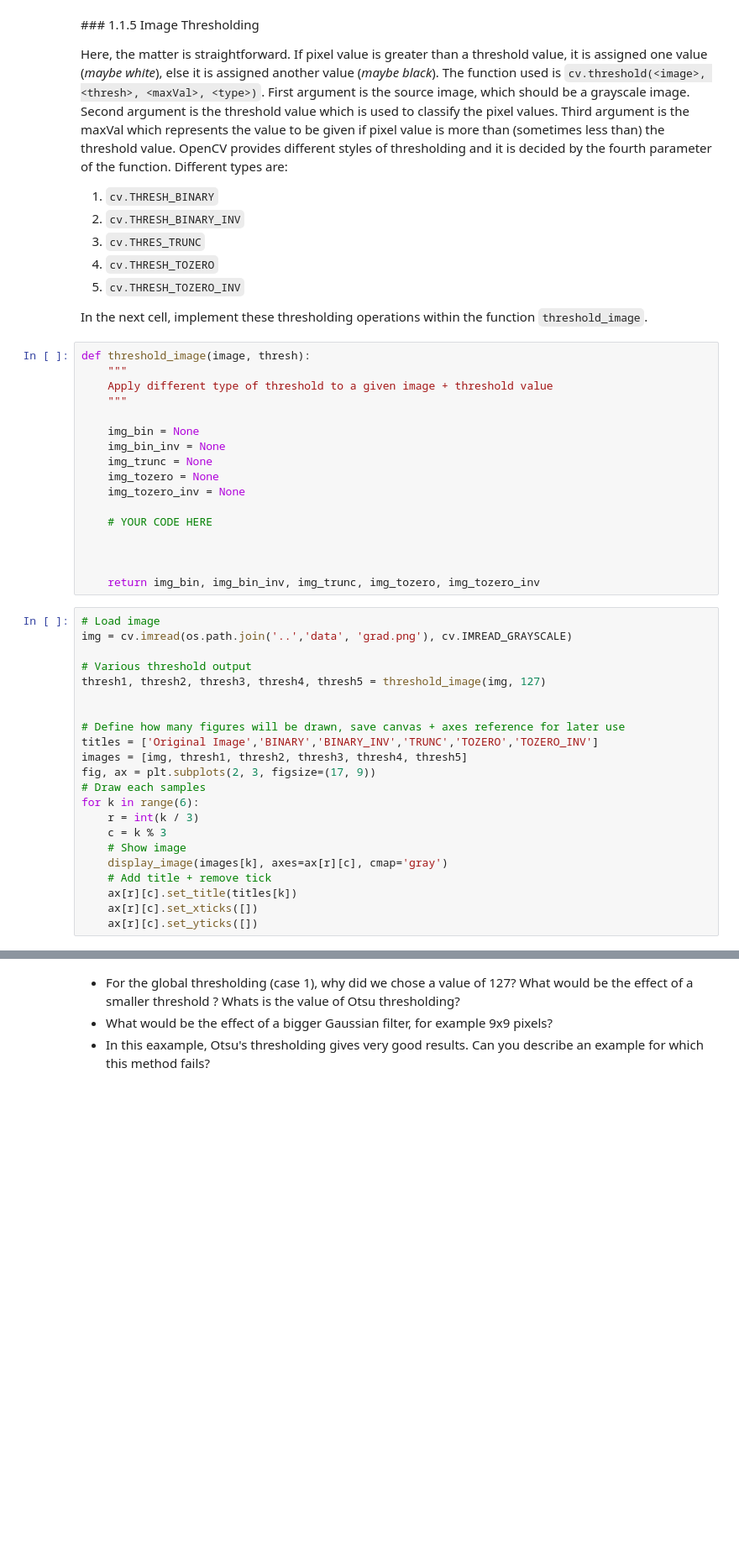
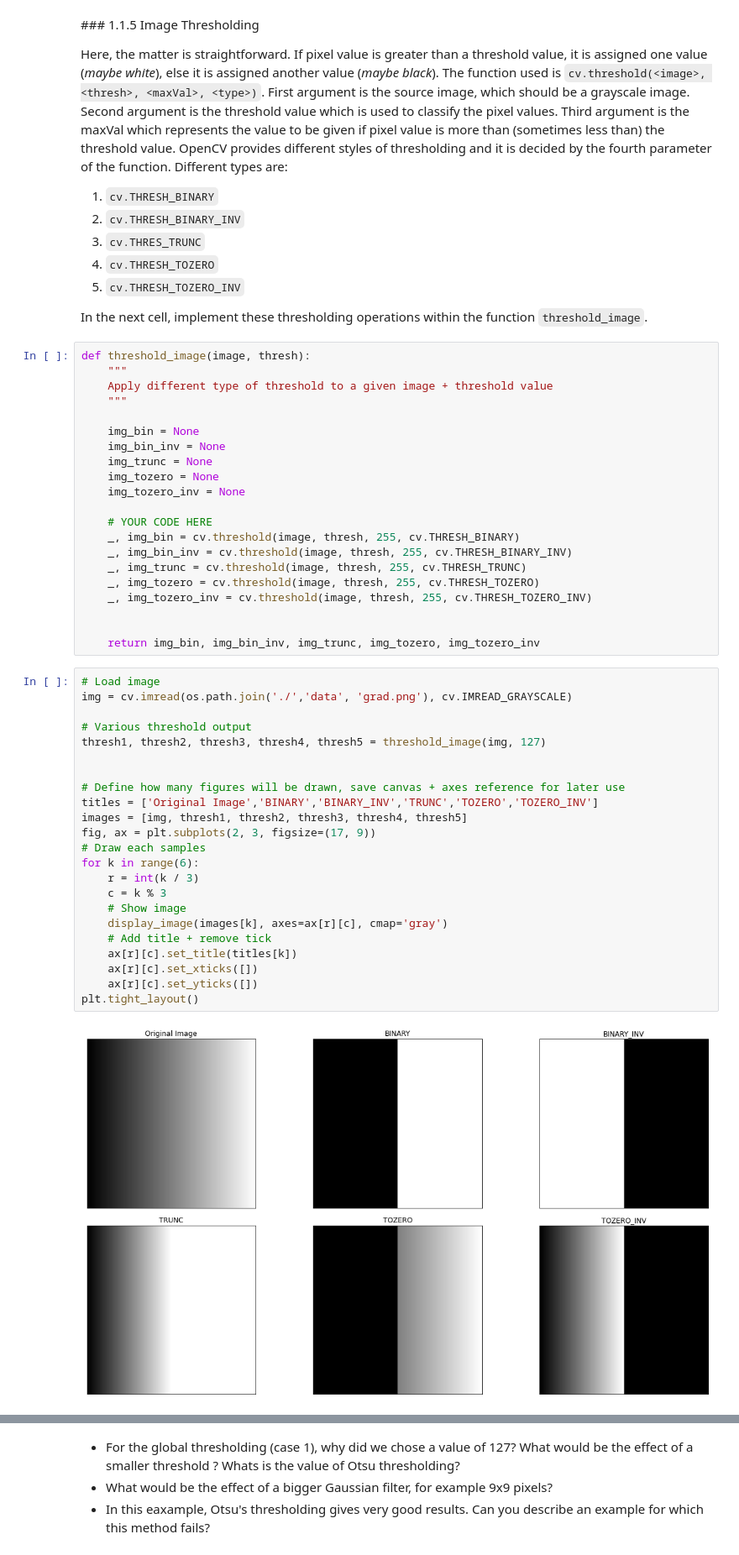
Before and after one commit to sjeanfavre/EPFL_MA4, a Jupyter notebook: Lab IAPR/Lab1/01_introduction_image_processing.ipynb, the cells around one changed output, grey strips where cells are left out. Shown at 84% size. Cells and saved outputs as stored; diff of their text form; blank space fills up the shorter version.

```diff
--- a/Lab IAPR/Lab1/01_introduction_image_processing.ipynb
+++ b/Lab IAPR/Lab1/01_introduction_image_processing.ipynb
@@ -375,30 +375,37 @@ def threshold_image(image, thresh):
     img_tozero_inv = None
 
     # YOUR CODE HERE
-
+    _, img_bin = cv.threshold(image, thresh, 255, cv.THRESH_BINARY)
+    _, img_bin_inv = cv.threshold(image, thresh, 255, cv.THRESH_BINARY_INV)
+    _, img_trunc = cv.threshold(image, thresh, 255, cv.THRESH_TRUNC)
+    _, img_tozero = cv.threshold(image, thresh, 255, cv.THRESH_TOZERO)
+    _, img_tozero_inv = cv.threshold(image, thresh, 255, cv.THRESH_TOZERO_INV)
 
 
     return img_bin, img_bin_inv, img_trunc, img_tozero, img_tozero_inv
 # %%
 # Load image
-img = cv.imread(os.path.join('..','data', 'grad.png'), cv.IMREAD_GRAYSCALE)
+img = cv.imread(os.path.join('./','data', 'grad.png'), cv.IMREAD_GRAYSCALE)
 
 # Various threshold output
 thresh1, thresh2, thresh3, thresh4, thresh5 = threshold_image(img, 127)
 
 
 # Define how many figures will be drawn, save canvas + axes reference for later use
 titles = ['Original Image','BINARY','BINARY_INV','TRUNC','TOZERO','TOZERO_INV']
 images = [img, thresh1, thresh2, thresh3, thresh4, thresh5]
 fig, ax = plt.subplots(2, 3, figsize=(17, 9))
 # Draw each samples
 for k in range(6):
     r = int(k / 3)
     c = k % 3
     # Show image
     display_image(images[k], axes=ax[r][c], cmap='gray')
     # Add title + remove tick
     ax[r][c].set_title(titles[k])
     ax[r][c].set_xticks([])
     ax[r][c].set_yticks([])
+plt.tight_layout()
+# %% [output]
+[figure, added]
 # %% [markdown]
```
Also changed, not shown: parts of 41 cells of this notebook, 14 other files.
